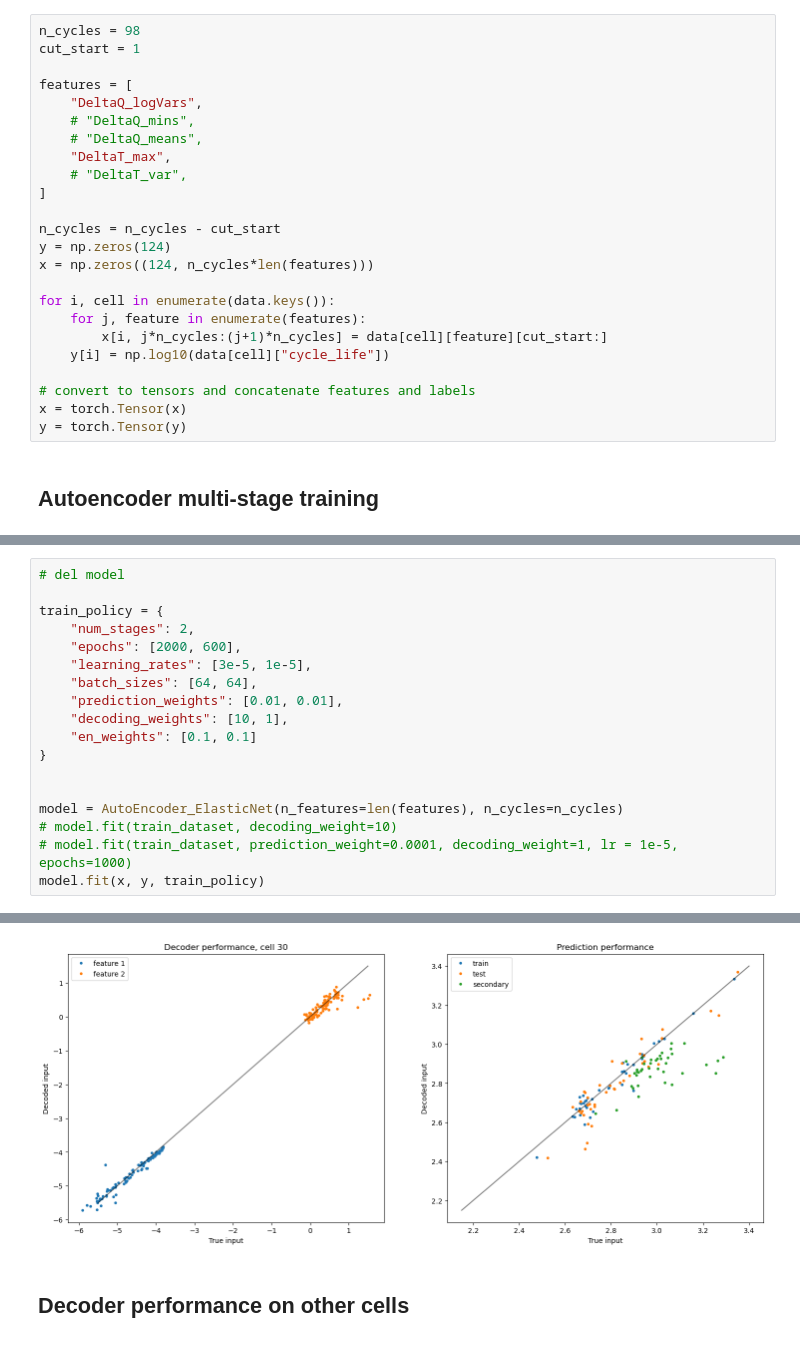
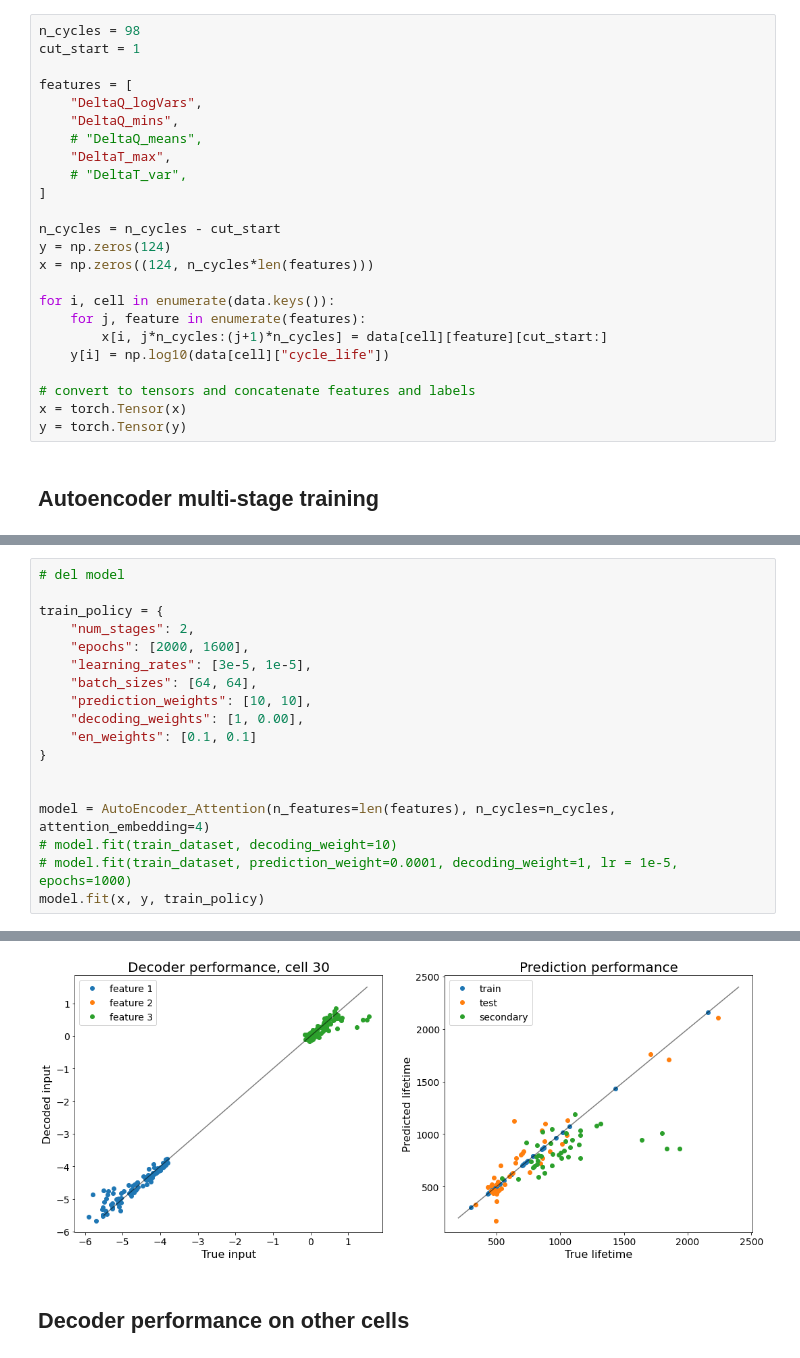
Before and after one commit to nathan99sun/HybridPred, a Jupyter notebook: source/AutoEncoders_DimensionReduction_Daniel.ipynb, the cells around one changed output, grey strips where cells are left out. Saved outputs shown, nothing was run; the diff lists cells and outputs as text.

Commit message:
AE+Attention integrated, not trained properly yet

```diff
--- a/source/AutoEncoders_DimensionReduction_Daniel.ipynb
+++ b/source/AutoEncoders_DimensionReduction_Daniel.ipynb
@@ -21,7 +21,7 @@ cut_start = 1
 
 features = [
     "DeltaQ_logVars",
-    # "DeltaQ_mins",
+    "DeltaQ_mins",
     # "DeltaQ_means",
     "DeltaT_max",
     # "DeltaT_var",
@@ -46,16 +50,16 @@ y = torch.Tensor(y)
 
 train_policy = {
     "num_stages": 2,
-    "epochs": [2000, 600],
+    "epochs": [2000, 1600],
     "learning_rates": [3e-5, 1e-5],
     "batch_sizes": [64, 64],
-    "prediction_weights": [0.01, 0.01],
-    "decoding_weights": [10, 1],
+    "prediction_weights": [10, 10],
+    "decoding_weights": [1, 0.00],
     "en_weights": [0.1, 0.1]
 }
 
 
-model = AutoEncoder_ElasticNet(n_features=len(features), n_cycles=n_cycles)
+model = AutoEncoder_Attention(n_features=len(features), n_cycles=n_cycles, attention_embedding=4)
 # model.fit(train_dataset, decoding_weight=10)
 # model.fit(train_dataset, prediction_weight=0.0001, decoding_weight=1, lr = 1e-5, epochs=1000)
 model.fit(x, y, train_policy)
@@ -96,3 +100,3 @@ sec      388.39798
-[figure, old version]
+[figure, new version]
 # %% [markdown]
 ## Decoder performance on other cells
```
Also changed, not shown: parts of 7 cells of this notebook, 1 other file.
